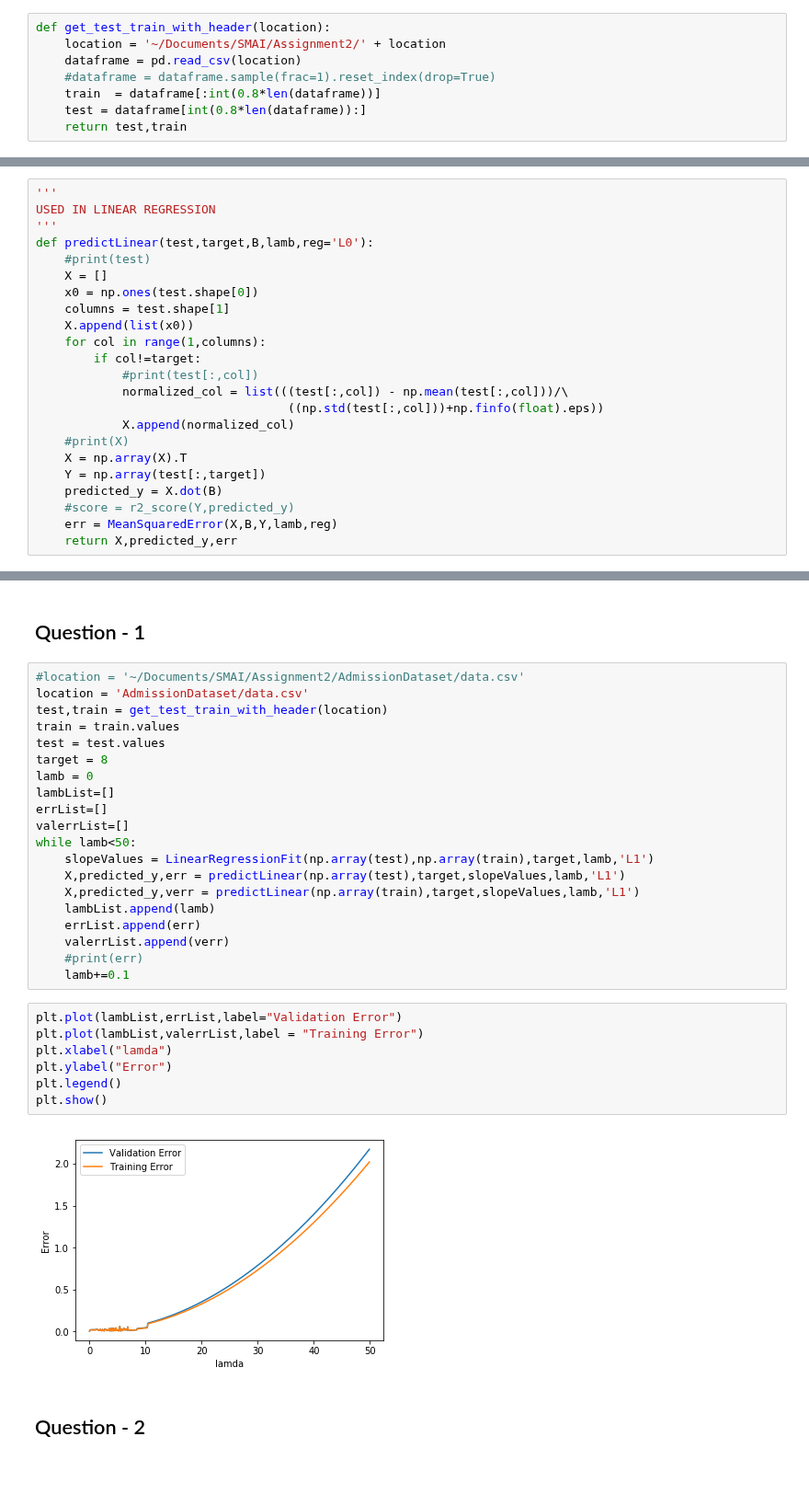
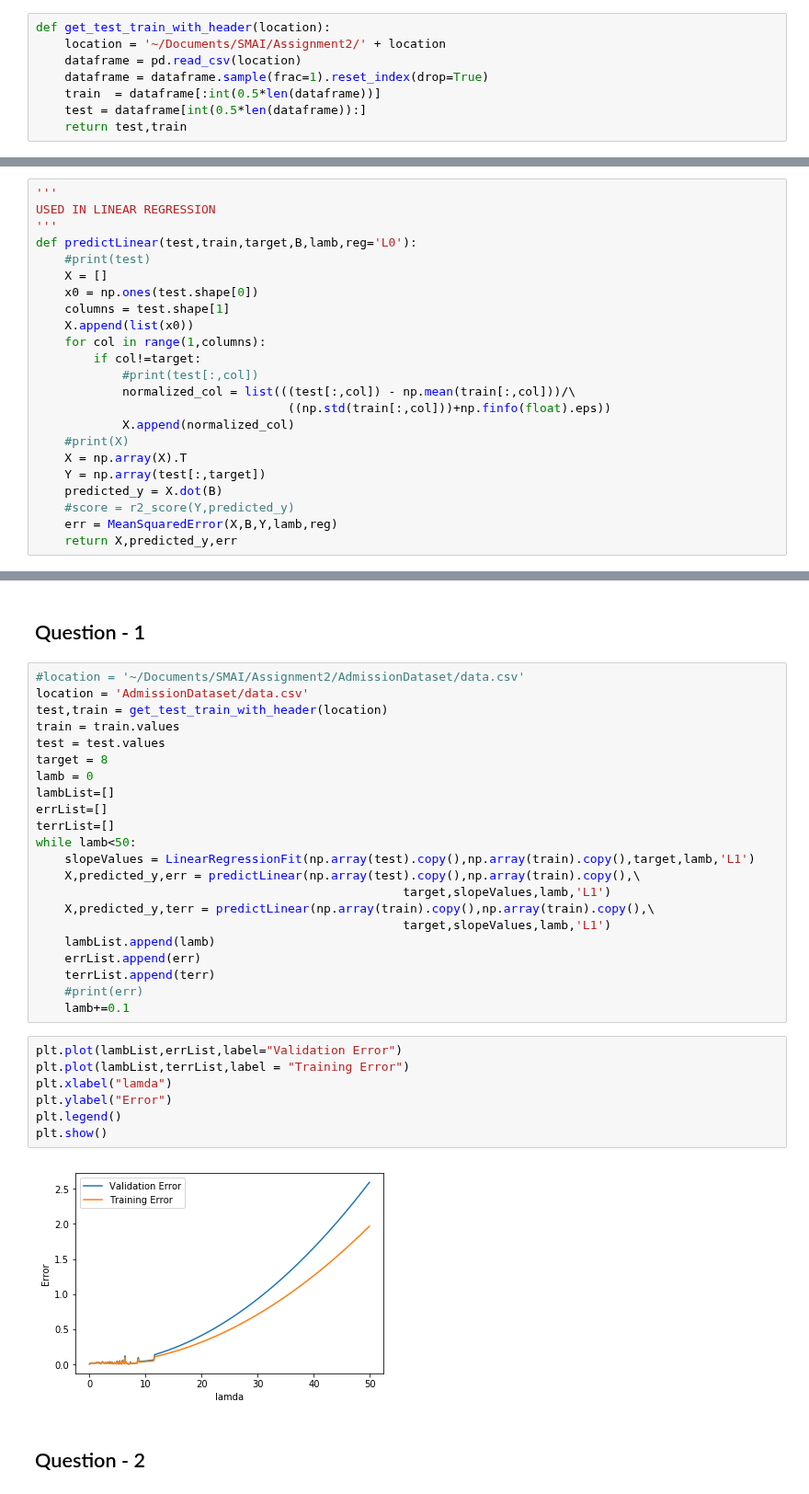
Before and after one commit to devloper13/DecisionTreeFromScratch, a Jupyter notebook: Reg.ipynb, the cells around one changed output, grey strips where cells are left out. Shown at 92% size. Drawn from its saved outputs; the diff is of its cells as text.

```diff
--- a/Reg.ipynb
+++ b/Reg.ipynb
@@ -10,7 +10,7 @@ import sys
 def get_test_train_with_header(location):
     location = '~/Documents/SMAI/Assignment2/' + location
     dataframe = pd.read_csv(location)
-    #dataframe = dataframe.sample(frac=1).reset_index(drop=True)
-    train  = dataframe[:int(0.8*len(dataframe))]
-    test = dataframe[int(0.8*len(dataframe)):]
+    dataframe = dataframe.sample(frac=1).reset_index(drop=True)
+    train  = dataframe[:int(0.5*len(dataframe))]
+    test = dataframe[int(0.5*len(dataframe)):]
     return test,train
@@ -57,7 +49,7 @@ def gradient_descent(X,B,Y,alpha,lamb,reg='L0'):
 '''
 USED IN LINEAR REGRESSION
 '''
-def predictLinear(test,target,B,lamb,reg='L0'):
+def predictLinear(test,train,target,B,lamb,reg='L0'):
     #print(test)
     X = []
     x0 = np.ones(test.shape[0])
@@ -66,8 +58,8 @@ def predictLinear(test,target,B,lamb,reg='L0'):
     for col in range(1,columns):
         if col!=target:
             #print(test[:,col])
-            normalized_col = list(((test[:,col]) - np.mean(test[:,col]))/\
-                                   ((np.std(test[:,col]))+np.finfo(float).eps))
+            normalized_col = list(((test[:,col]) - np.mean(train[:,col]))/\
+                                   ((np.std(train[:,col]))+np.finfo(float).eps))
             X.append(normalized_col)
     #print(X)
     X = np.array(X).T
@@ -109,25 +101,27 @@ target = 8
 lamb = 0
 lambList=[]
 errList=[]
-valerrList=[]
+terrList=[]
 while lamb<50:
-    slopeValues = LinearRegressionFit(np.array(test),np.array(train),target,lamb,'L1')
-    X,predicted_y,err = predictLinear(np.array(test),target,slopeValues,lamb,'L1')
-    X,predicted_y,verr = predictLinear(np.array(train),target,slopeValues,lamb,'L1')
+    slopeValues = LinearRegressionFit(np.array(test).copy(),np.array(train).copy(),target,lamb,'L1')
+    X,predicted_y,err = predictLinear(np.array(test).copy(),np.array(train).copy(),\
+                                                   target,slopeValues,lamb,'L1')
+    X,predicted_y,terr = predictLinear(np.array(train).copy(),np.array(train).copy(),\
+                                                   target,slopeValues,lamb,'L1')
     lambList.append(lamb)
     errList.append(err)
-    valerrList.append(verr)
+    terrList.append(terr)
     #print(err)
     lamb+=0.1
 # %%
 plt.plot(lambList,errList,label="Validation Error")
-plt.plot(lambList,valerrList,label = "Training Error")
+plt.plot(lambList,terrList,label = "Training Error")
 plt.xlabel("lamda")
 plt.ylabel("Error")
 plt.legend()
 plt.show()
 # %% [output]
-[figure, old version]
+[figure, new version]
 # %% [markdown]
 ## Question - 2
 # %%
```
Also changed, not shown: parts of 10 cells of this notebook.
